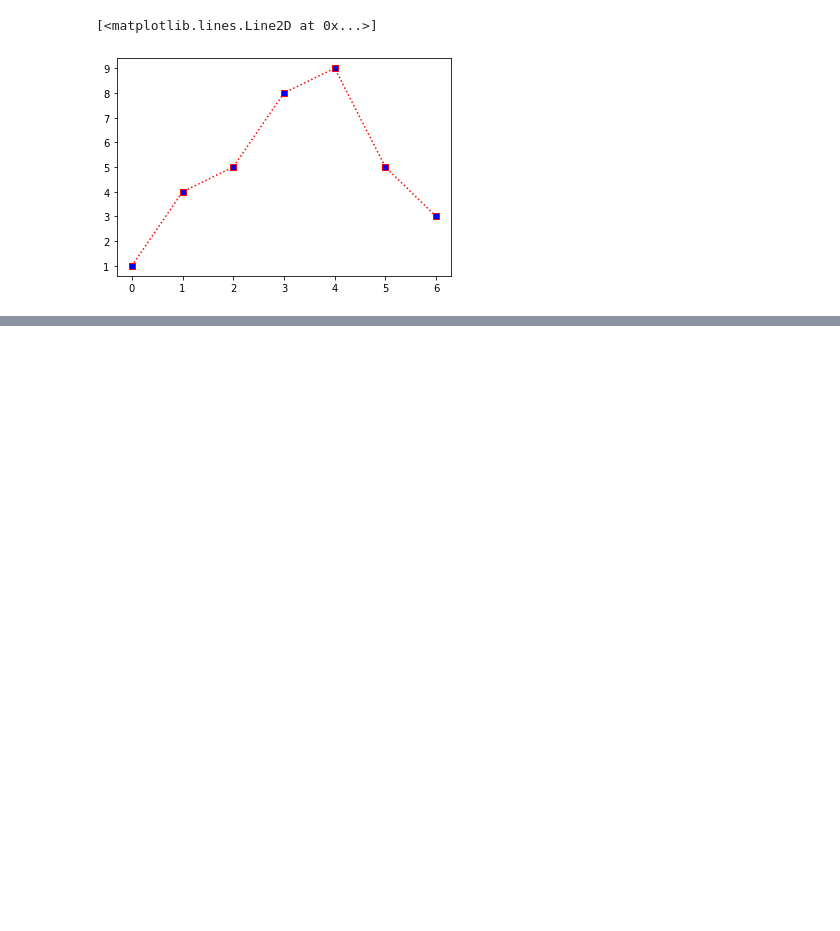
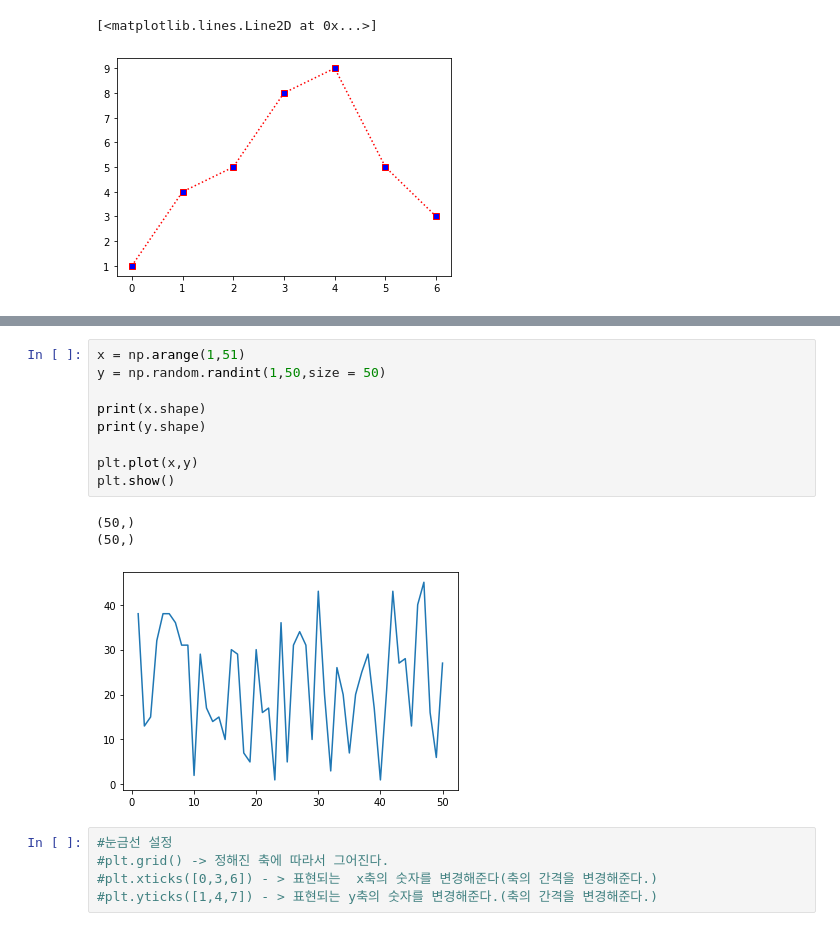
Before and after one commit to Hanmaesil/python-library, a Jupyter notebook: ex03_Matplotlib.ipynb, the cells around one changed output, grey strips where cells are left out. Saved outputs shown, nothing was run; the diff lists cells and outputs as text; blank space fills up the shorter version.

```diff
--- a/ex03_Matplotlib.ipynb
+++ b/ex03_Matplotlib.ipynb
@@ -114,0 +116,18 @@ plt.plot(x,y, ls='--', marker ="o", color = "blue", mfc = "orange", lw = "5", ms
+# %%
+x = np.arange(1,51)
+y = np.random.randint(1,50,size = 50)
+
+print(x.shape)
+print(y.shape)
+
+plt.plot(x,y)
+plt.show()
+# %% [output]
+(50,)
+(50,)
+[figure, added]
+# %%
+#눈금선 설정
+#plt.grid() -> 정해진 축에 따라서 그어진다.
+#plt.xticks([0,3,6]) - > 표현되는  x축의 숫자를 변경해준다(축의 간격을 변경해준다.)
+#plt.yticks([1,4,7]) - > 표현되는 y축의 숫자를 변경해준다.(축의 간격을 변경해준다.)
```
Also changed, not shown: parts of 44 cells of this notebook.
